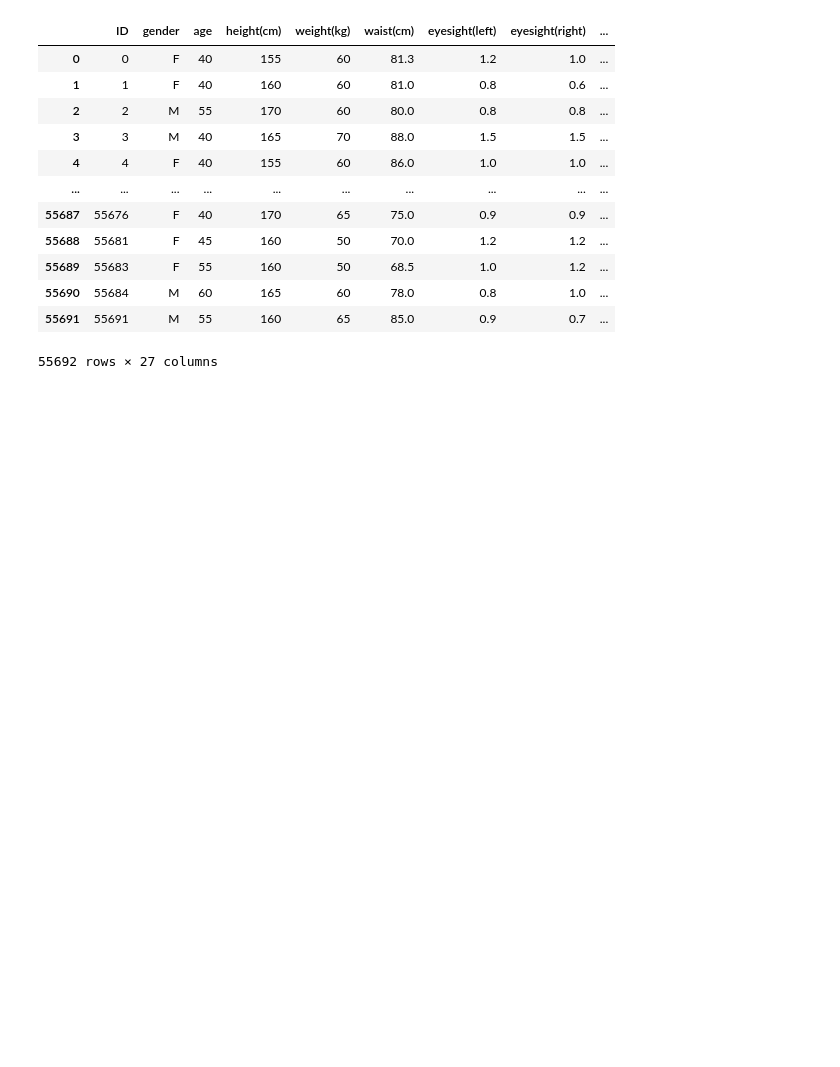
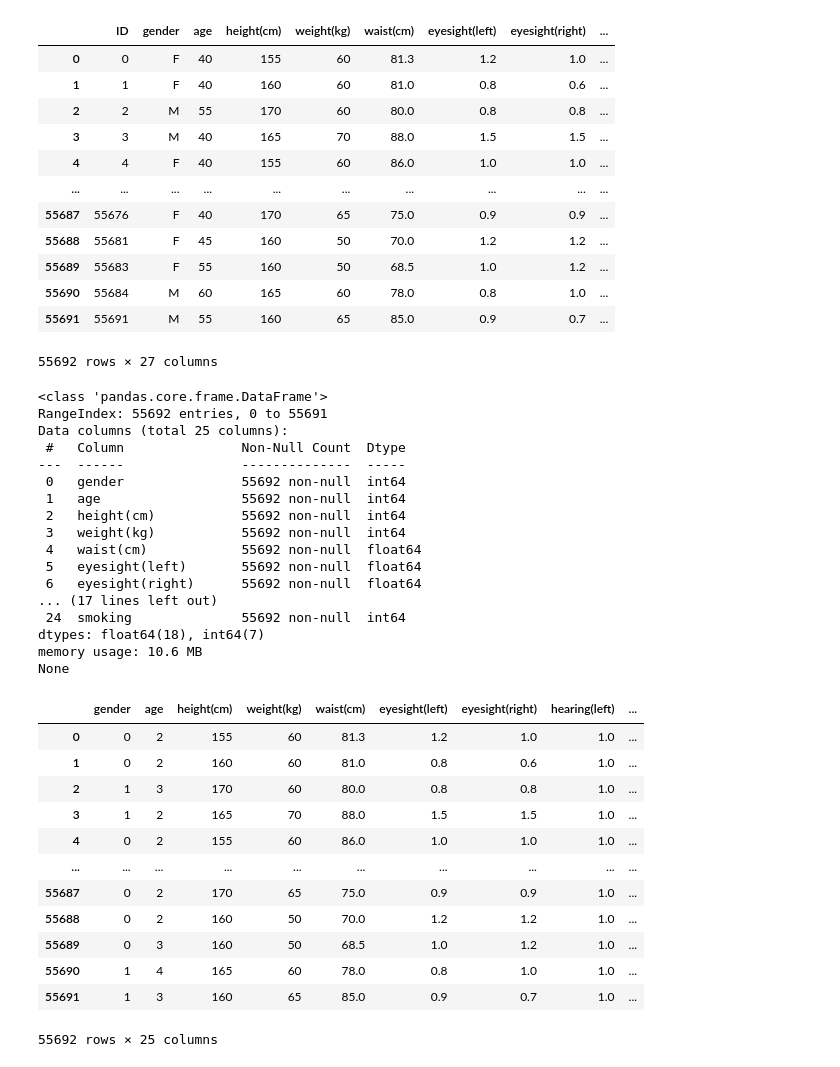
Before and after one commit to koshkidadanet/MTS-ML-CUP, a Jupyter notebook: main.ipynb, the cells around one changed output. Cells and saved outputs as stored; diff of their text form; code cells hidden in the pictures; blank space fills up the shorter version.

```diff
--- a/main.ipynb
+++ b/main.ipynb
@@ -35,3 +37,52 @@ None
 | 55690 | 55684 | M | 60 | 165 | 60 | 78.0 | 0.8 | 1.0 | ... |
 | 55691 | 55691 | M | 55 | 160 | 65 | 85.0 | 0.9 | 0.7 | ... |
 55692 rows × 27 columns
+# %%
+def age_to_cat(age):
+    return bisect.bisect_left([25,35,45,55,65],age)
+
+df.loc[df['gender']== 'F','gender'] = 0
+df.loc[df['gender']== 'M','gender'] = 1
+df['gender'] = df['gender'].astype('int64')
+
+df.loc[df['tartar']== 'N','tartar'] = 0
+df.loc[df['tartar']== 'Y','tartar'] = 1
+df['tartar'] = df['tartar'].astype('int64')
+
+df['age'] = df['age'].apply(age_to_cat)
+
+df = df.drop(['ID','oral'],axis=1)
+
+print(df.info())
+display(df)
+# %% [output]
+<class 'pandas.core.frame.DataFrame'>
+RangeIndex: 55692 entries, 0 to 55691
+Data columns (total 25 columns):
+ #   Column               Non-Null Count  Dtype
+---  ------               --------------  -----
+ 0   gender               55692 non-null  int64
+ 1   age                  55692 non-null  int64
+ 2   height(cm)           55692 non-null  int64
+ 3   weight(kg)           55692 non-null  int64
+ 4   waist(cm)            55692 non-null  float64
+ 5   eyesight(left)       55692 non-null  float64
+ 6   eyesight(right)      55692 non-null  float64
+... (17 lines left out)
+ 24  smoking              55692 non-null  int64
+dtypes: float64(18), int64(7)
+memory usage: 10.6 MB
+None
+|  | gender | age | height(cm) | weight(kg) | waist(cm) | eyesight(left) | eyesight(right) | hearing(left) | ... |
+| 0 | 0 | 2 | 155 | 60 | 81.3 | 1.2 | 1.0 | 1.0 | ... |
+| 1 | 0 | 2 | 160 | 60 | 81.0 | 0.8 | 0.6 | 1.0 | ... |
+| 2 | 1 | 3 | 170 | 60 | 80.0 | 0.8 | 0.8 | 1.0 | ... |
+| 3 | 1 | 2 | 165 | 70 | 88.0 | 1.5 | 1.5 | 1.0 | ... |
+| 4 | 0 | 2 | 155 | 60 | 86.0 | 1.0 | 1.0 | 1.0 | ... |
+| ... | ... | ... | ... | ... | ... | ... | ... | ... | ... |
+| 55687 | 0 | 2 | 170 | 65 | 75.0 | 0.9 | 0.9 | 1.0 | ... |
+| 55688 | 0 | 2 | 160 | 50 | 70.0 | 1.2 | 1.2 | 1.0 | ... |
+| 55689 | 0 | 3 | 160 | 50 | 68.5 | 1.0 | 1.2 | 1.0 | ... |
+| 55690 | 1 | 4 | 165 | 60 | 78.0 | 0.8 | 1.0 | 1.0 | ... |
+| 55691 | 1 | 3 | 160 | 65 | 85.0 | 0.9 | 0.7 | 1.0 | ... |
+55692 rows × 25 columns
```
Also changed, not shown: parts of 2 cells of this notebook.
